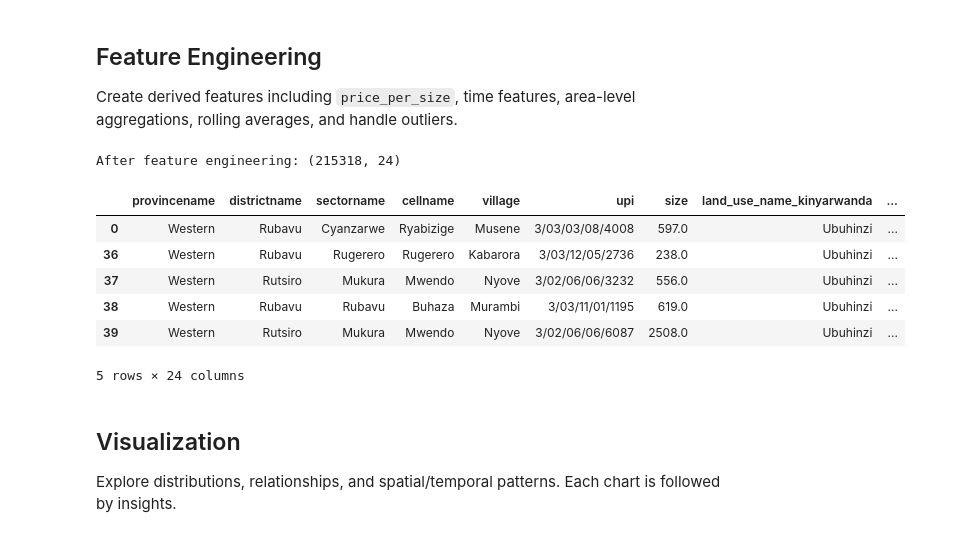
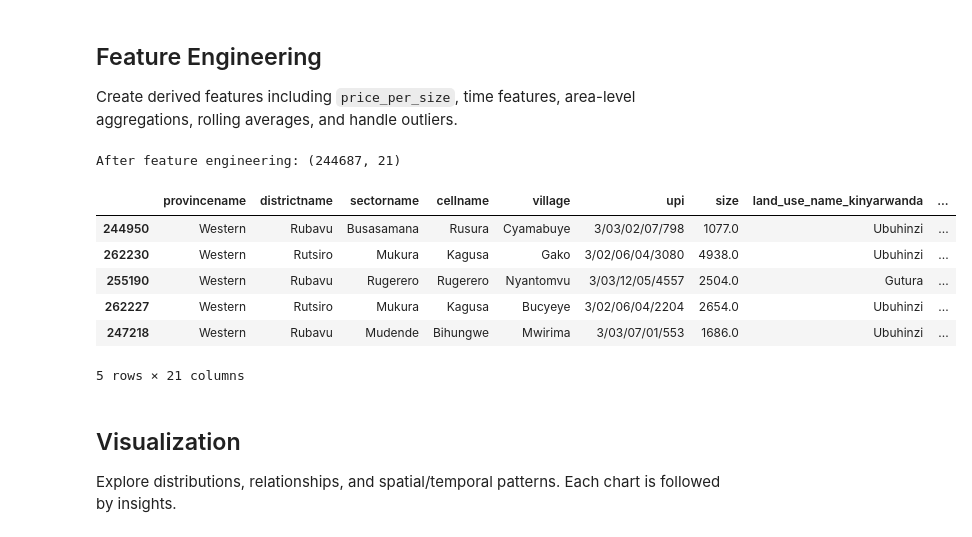
Before and after one commit to lscblack/Safe_Land_Rwanda, a Jupyter notebook: ml/market_trends/MarketTrendAnalysis.ipynb, the cells around one changed output. Drawn from its saved outputs; the diff is of its cells as text; code cells hidden in the pictures.

```diff
--- a/ml/market_trends/MarketTrendAnalysis.ipynb
+++ b/ml/market_trends/MarketTrendAnalysis.ipynb
@@ -111,56 +130,48 @@ After cleaning: (244693, 12)
 ## Feature Engineering
 Create derived features including `price_per_size`, time features, area-level aggregations, rolling averages, and handle outliers.
 # %%
+# Feature engineering
+
 df_feat = df_clean.copy()
 
 # Time features
 df_feat["year"] = df_feat["start_date"].dt.year
 df_feat["month"] = df_feat["start_date"].dt.month
+df_feat["quarter"] = df_feat["start_date"].dt.quarter
 df_feat["year_month"] = df_feat["start_date"].dt.to_period("M").astype(str)
 
-# Derived value metrics
+# Size features
+df_feat["size_log"] = np.log1p(df_feat["size"])
+
+# Price per size for analysis (not used as model feature to avoid leakage)
 df_feat["price_per_size"] = df_feat["sale_price"] / df_feat["size"].replace(0, np.nan)
+if "price_per_size" in df_feat.columns:
+    lo, hi = df_feat["price_per_size"].quantile([0.01, 0.99])
+    df_feat["price_per_size"] = df_feat["price_per_size"].clip(lo, hi)
 
-# Area-level aggregations (mean prices, counts)
-district_agg = df_feat.groupby("districtname").agg(
-    district_avg_price=("sale_price", "mean"),
-    district_txn_count=("upi", "count")
-).reset_index()
-sector_agg = df_feat.groupby("sectorname").agg(
-    sector_avg_price=("sale_price", "mean"),
-    sector_txn_count=("upi", "count")
-).reset_index()
-cell_agg = df_feat.groupby("cellname").agg(
-    cell_avg_price=("sale_price", "mean"),
-    cell_txn_count=("upi", "count")
-).reset_index()
+# Historical aggregates (shifted to prevent leakage)
+df_feat = df_feat.sort_values("start_date")
+df_feat["sector_hist_avg_price"] = df_feat.groupby("sectorname")["sale_price"].transform(lambda s: s.expanding().mean().shift(1))
+df_feat["cell_hist_avg_price"] = df_feat.groupby("cellname")["sale_price"].transform(lambda s: s.expanding().mean().shift(1))
+df_feat["sector_hist_txn"] = df_feat.groupby("sectorname").cumcount()
+df_feat["cell_hist_txn"] = df_feat.groupby("cellname").cumcount()
 
-df_feat = df_feat.merge(district_agg, on="districtname", how="left")
-df_feat = df_feat.merge(sector_agg, on="sectorname", how="left")
-df_feat = df_feat.merge(cell_agg, on="cellname", how="left")
-
-# Rolling averages by sector and cell (3-transaction window)
-df_feat = df_feat.sort_values("start_date")
-df_feat["sector_roll_3"] = df_feat.groupby("sectorname")["sale_price"].transform(lambda x: x.rolling(3, min_periods=1).mean())
-df_feat["cell_roll_3"] = df_feat.groupby("cellname")["sale_price"].transform(lambda x: x.rolling(3, min_periods=1).mean())
-
-# Outlier handling using IQR on price_per_size
-q1, q3 = df_feat["price_per_size"].quantile([0.25, 0.75])
-iqr = q3 - q1
-lower, upper = q1 - 1.5 * iqr, q3 + 1.5 * iqr
-df_feat = df_feat[(df_feat["price_per_size"] >= lower) & (df_feat["price_per_size"] <= upper)]
+# Fill historical NaNs with overall mean
+overall_mean_price = df_feat["sale_price"].mean()
+for col in ["sector_hist_avg_price", "cell_hist_avg_price"]:
+    df_feat[col] = df_feat[col].fillna(overall_mean_price)
 
 print("After feature engineering:", df_feat.shape)
 display(df_feat.head())
 # %% [output]
-After feature engineering: (215318, 24)
+After feature engineering: (244687, 21)
 |  | provincename | districtname | sectorname | cellname | village | upi | size | land_use_name_kinyarwanda | ... |
-| 0 | Western | Rubavu | Cyanzarwe | Ryabizige | Musene | 3/03/03/08/4008 | 597.0 | Ubuhinzi | ... |
-| 36 | Western | Rubavu | Rugerero | Rugerero | Kabarora | 3/03/12/05/2736 | 238.0 | Ubuhinzi | ... |
-| 37 | Western | Rutsiro | Mukura | Mwendo | Nyove | 3/02/06/06/3232 | 556.0 | Ubuhinzi | ... |
-| 38 | Western | Rubavu | Rubavu | Buhaza | Murambi | 3/03/11/01/1195 | 619.0 | Ubuhinzi | ... |
-| 39 | Western | Rutsiro | Mukura | Mwendo | Nyove | 3/02/06/06/6087 | 2508.0 | Ubuhinzi | ... |
+| 244950 | Western | Rubavu | Busasamana | Rusura | Cyamabuye | 3/03/02/07/798 | 1077.0 | Ubuhinzi | ... |
+| 262230 | Western | Rutsiro | Mukura | Kagusa | Gako | 3/02/06/04/3080 | 4938.0 | Ubuhinzi | ... |
+| 255190 | Western | Rubavu | Rugerero | Rugerero | Nyantomvu | 3/03/12/05/4557 | 2504.0 | Gutura | ... |
+| 262227 | Western | Rutsiro | Mukura | Kagusa | Bucyeye | 3/02/06/04/2204 | 2654.0 | Ubuhinzi | ... |
+| 247218 | Western | Rubavu | Mudende | Bihungwe | Mwirima | 3/03/07/01/553 | 1686.0 | Ubuhinzi | ... |
-5 rows × 24 columns
+5 rows × 21 columns
 # %% [markdown]
 ## Visualization
 Explore distributions, relationships, and spatial/temporal patterns. Each chart is followed by insights.
```
Also changed, not shown: parts of 20 cells of this notebook, 21 other files.
